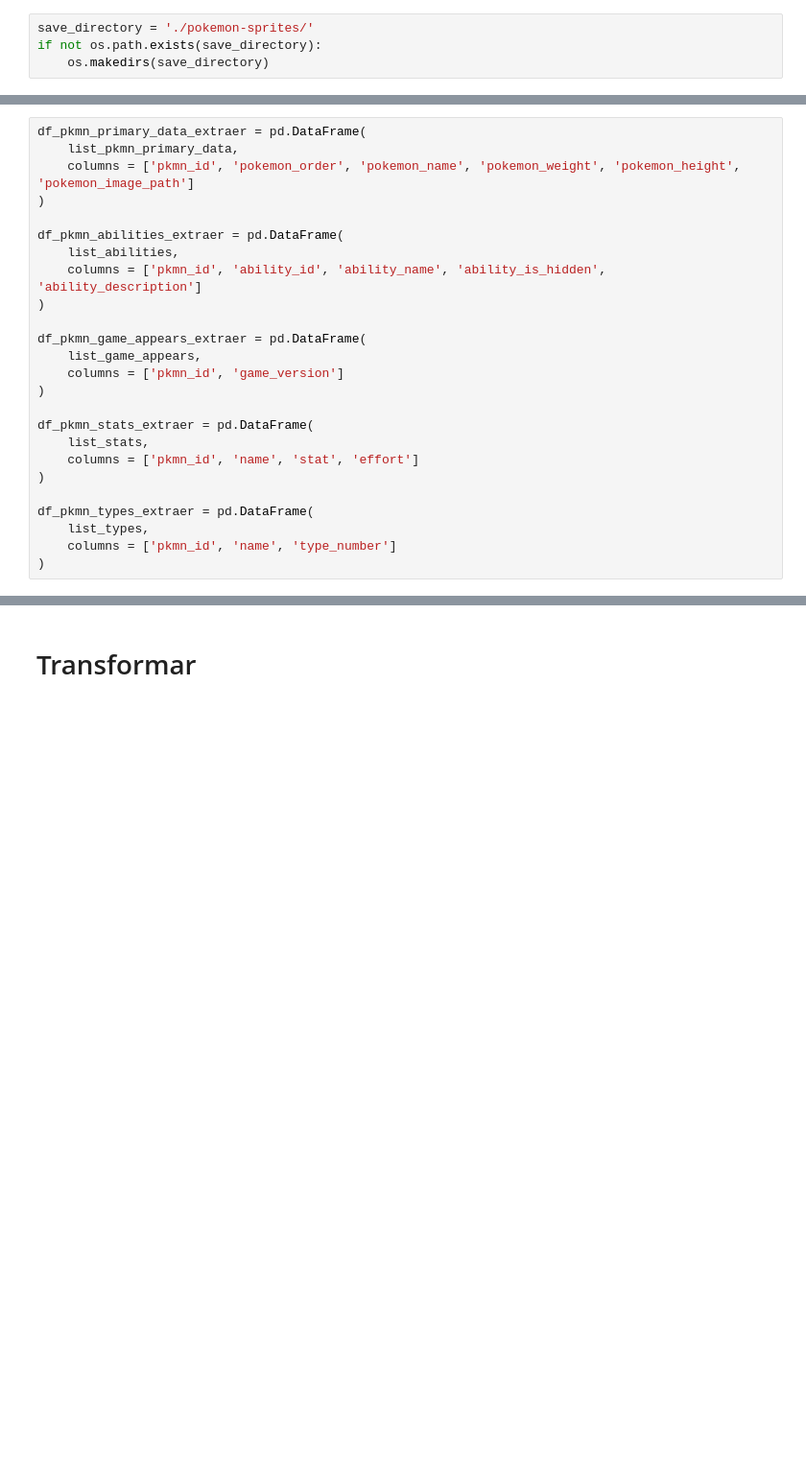
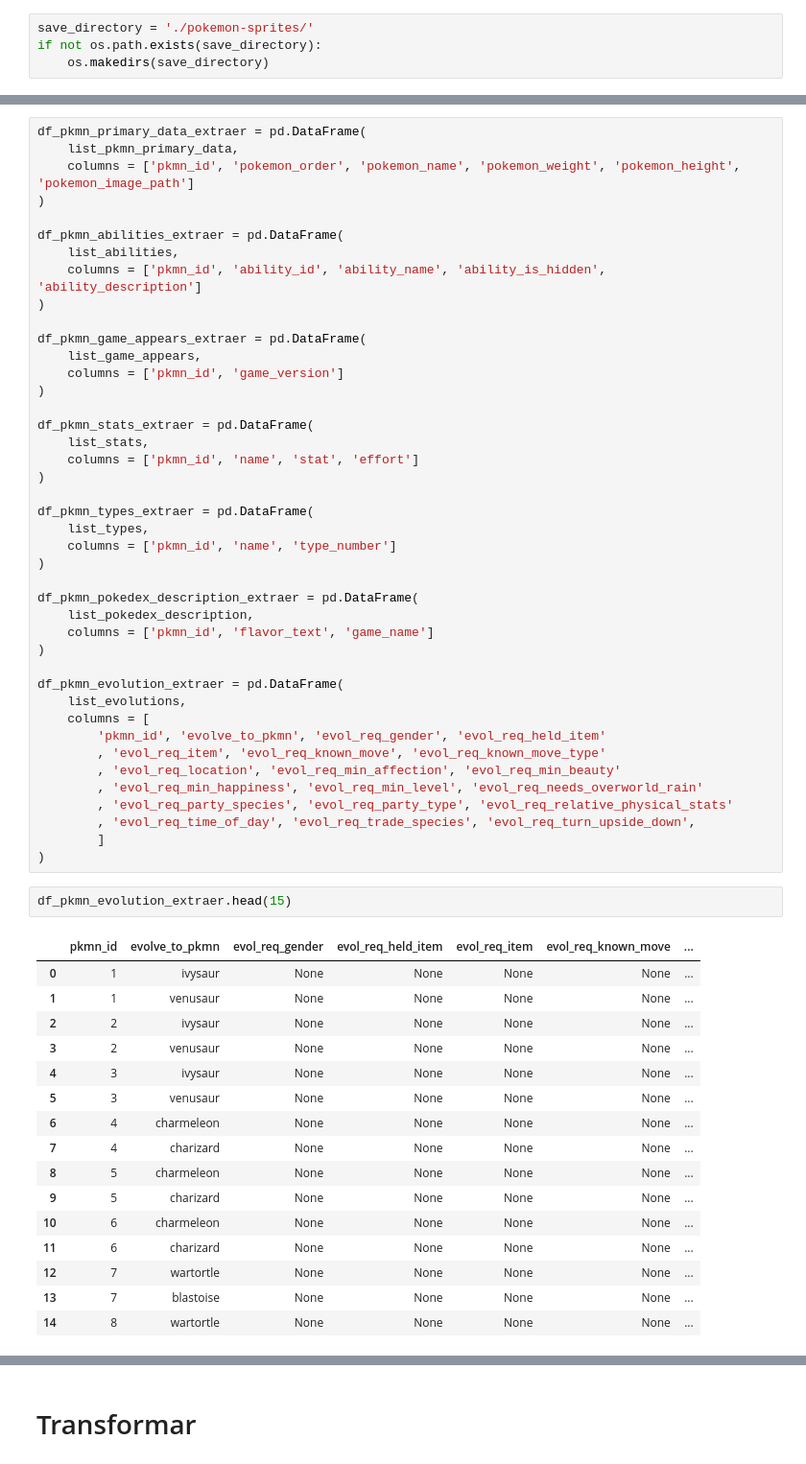
Before and after one commit to dolivera95/api_pokemon_analysis, a Jupyter notebook: analysis_pokemon.ipynb, the cells around one changed output, grey strips where cells are left out. Shown at 96% size. Drawn from its saved outputs; the diff is of its cells as text; blank space fills up the shorter version.

Commit message:
develop get request of chain evolutions

```diff
--- a/analysis_pokemon.ipynb
+++ b/analysis_pokemon.ipynb
@@ -137,6 +213,42 @@ df_pkmn_types_extraer = pd.DataFrame(
     list_types,
     columns = ['pkmn_id', 'name', 'type_number']
 )
+
+df_pkmn_pokedex_description_extraer = pd.DataFrame(
+    list_pokedex_description,
+    columns = ['pkmn_id', 'flavor_text', 'game_name']
+)
+
+df_pkmn_evolution_extraer = pd.DataFrame(
+    list_evolutions,
+    columns = [
+        'pkmn_id', 'evolve_to_pkmn', 'evol_req_gender', 'evol_req_held_item'
+        , 'evol_req_item', 'evol_req_known_move', 'evol_req_known_move_type'
+        , 'evol_req_location', 'evol_req_min_affection', 'evol_req_min_beauty'
+        , 'evol_req_min_happiness', 'evol_req_min_level', 'evol_req_needs_overworld_rain'
+        , 'evol_req_party_species', 'evol_req_party_type', 'evol_req_relative_physical_stats'
+        , 'evol_req_time_of_day', 'evol_req_trade_species', 'evol_req_turn_upside_down',
+        ]
+)
+# %%
+df_pkmn_evolution_extraer.head(15)
+# %% [output]
+|  | pkmn_id | evolve_to_pkmn | evol_req_gender | evol_req_held_item | evol_req_item | evol_req_known_move | ... |
+| 0 | 1 | ivysaur | None | None | None | None | ... |
+| 1 | 1 | venusaur | None | None | None | None | ... |
+| 2 | 2 | ivysaur | None | None | None | None | ... |
+| 3 | 2 | venusaur | None | None | None | None | ... |
+| 4 | 3 | ivysaur | None | None | None | None | ... |
+| 5 | 3 | venusaur | None | None | None | None | ... |
+| 6 | 4 | charmeleon | None | None | None | None | ... |
+| 7 | 4 | charizard | None | None | None | None | ... |
+| 8 | 5 | charmeleon | None | None | None | None | ... |
+| 9 | 5 | charizard | None | None | None | None | ... |
+| 10 | 6 | charmeleon | None | None | None | None | ... |
+| 11 | 6 | charizard | None | None | None | None | ... |
+| 12 | 7 | wartortle | None | None | None | None | ... |
+| 13 | 7 | blastoise | None | None | None | None | ... |
+| 14 | 8 | wartortle | None | None | None | None | ... |
 # %%
 df_pkmn_primary_data_extraer['extraer_datetime'] = datetime.now()
 df_pkmn_abilities_extraer['extraer_datetime'] = datetime.now()
```
Also changed, not shown: parts of 4 cells of this notebook, 12 other files.
